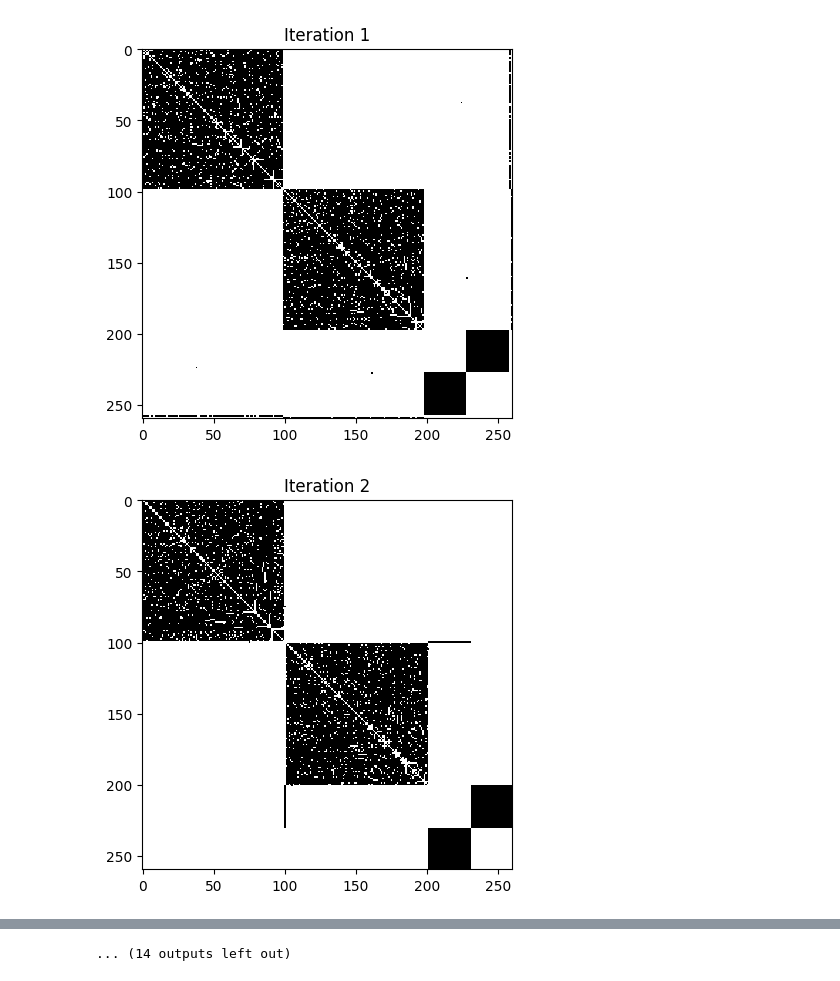
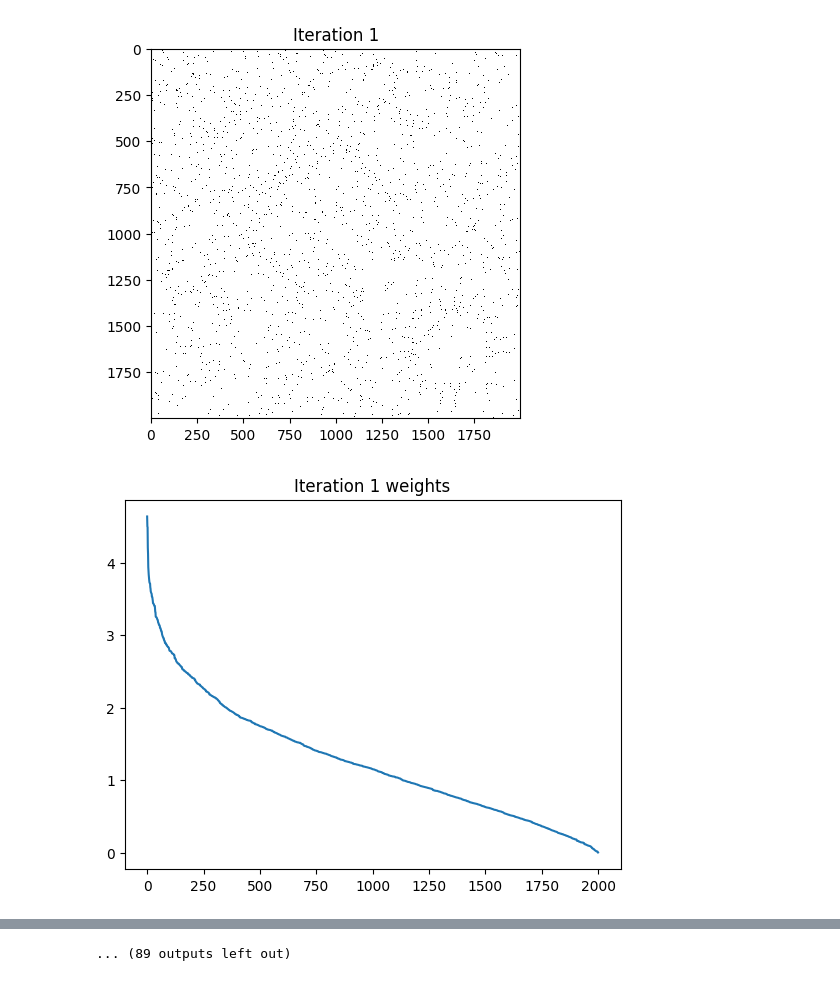
Before and after one commit to mlabs-ai/autograph, a Jupyter notebook: python/show_progression.ipynb, the cells around one changed output, grey strips where cells are left out. Drawn from its saved outputs; the diff is of its cells as text; code cells hidden in the pictures.

Commit message:
Graphing weights as a function of the vertex id

```diff
--- a/python/show_progression.ipynb
+++ b/python/show_progression.ipynb
@@ -18,16 +18,33 @@ def show_progression_images(
     draw_adjacency_matrix(graph.as_matrix(), 0)
 
     for i in range(num_iterations):
-        graph.cluster(factor)
+        weights = graph.cluster(factor)
+        num_weights = len(weights)
         draw_adjacency_matrix(graph.as_matrix(), i + 1)
+
+        plt.plot(weights)
+        plt.title(f"Iteration {i + 1} weights")
+        plt.show()
+
+        derivative = [b - a for a, b in zip(weights, weights[1:])]
+        plt.plot(derivative)
+        plt.title(f"Iteration {i + 1} gradient")
+        plt.show()
+
+        laplacian = [b - a for a, b in zip(derivative, derivative[1:])]
+        plt.plot(laplacian)
+        plt.title(f"Iteration {i + 1} Laplacian")
+        plt.show()
 # %%
 builder = autograph.GraphBuilder(0)
-builder.add_dense_cluster(100, 0.9)
-builder.add_bipartite_cluster(30, 30)
-builder.add_dense_cluster(100, 0.9)
+builder.add_dense_cluster(500, 0.05)
+builder.add_dense_cluster(500, 0.05)
+builder.add_dense_cluster(500, 0.05)
+builder.add_dense_cluster(500, 0.05)
 builder.add_random_link(0, 1)
 builder.add_random_link(1, 2)
+builder.add_random_link(2, 3)
 graph = builder.finalize_graph()
 
-show_progression_images(graph, 25, 0, 1.0)
+show_progression_images(graph, 25, 0, 0.01)
 # %% [output]
@@ -35,2 +52,2 @@ show_progression_images(graph, 25, 0, 1.0)
-[figure, old version]
+[figure, new version]
-[figure, old version]
+[figure, new version]
@@ -46 +63 @@ show_progression_images(graph, 25, 0, 1.0)
-... (14 outputs left out)
+... (89 outputs left out)
```
Also changed, not shown: parts of 1 cell of this notebook, 2 other files.
